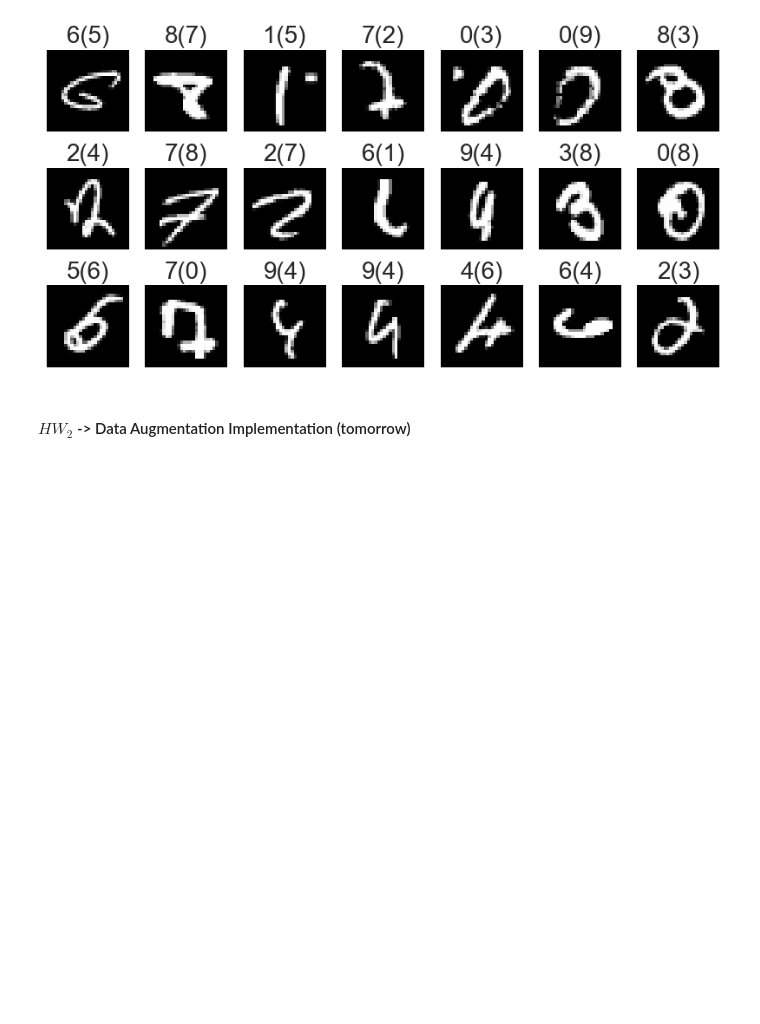
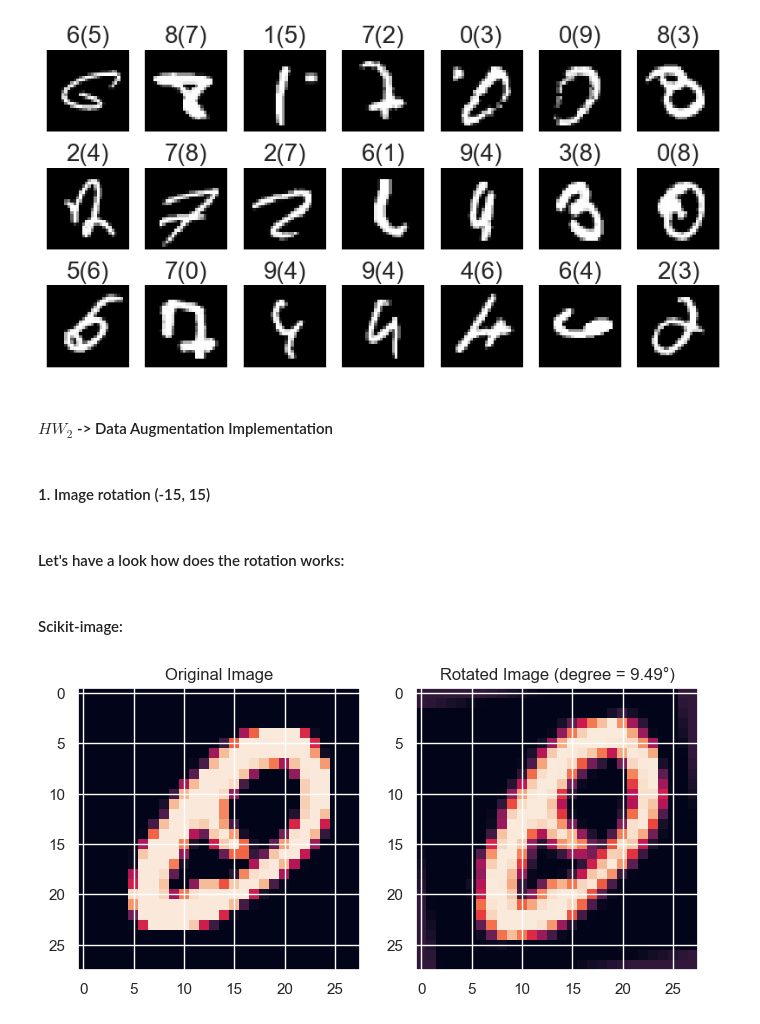
Before and after one commit to 4ervonec19/torch_basics_mnist, a Jupyter notebook: torch_techniques.ipynb, the cells around one changed output. Drawn from its saved outputs; the diff is of its cells as text; code cells hidden in the pictures; blank space fills up the shorter version.

Commit message:
Data Augmentation added(Rotation)

```diff
--- a/torch_techniques.ipynb
+++ b/torch_techniques.ipynb
@@ -413,4 +413,6 @@ for i in range(21):
 # %% [output]
 [figure]
 # %% [markdown]
-#### **$HW_{2}$** -> Data Augmentation Implementation (tomorrow)
+#### **$HW_{2}$** -> Data Augmentation Implementation
+# %% [markdown]
+#### 1. Image rotation (-15, 15)
@@ -416,0 +422,23 @@ for i in range(21):
+# %% [markdown]
+#### Let's have a look how does the rotation works:
+# %% [markdown]
+#### Scikit-image:
+# %%
+dataiter = iter(train_loader)
+images, labels = next(dataiter)
+image = images[0]
+image_np = image.permute(1, 2, 0).numpy()
+
+angle = np.random.uniform(-15, 15)
+rotated_image = rotate(image_np, angle)
+
+plt.figure(figsize=(8,4))
+plt.subplot(1, 2, 1)
+plt.title('Original Image')
+plt.imshow(image_np)
+plt.subplot(1, 2, 2)
+plt.title(f'Rotated Image (degree = {angle:.2f}°)')
+plt.imshow(rotated_image)
+plt.show()
+# %% [output]
+[figure, added]
```
Also changed, not shown: parts of 18 cells of this notebook.
